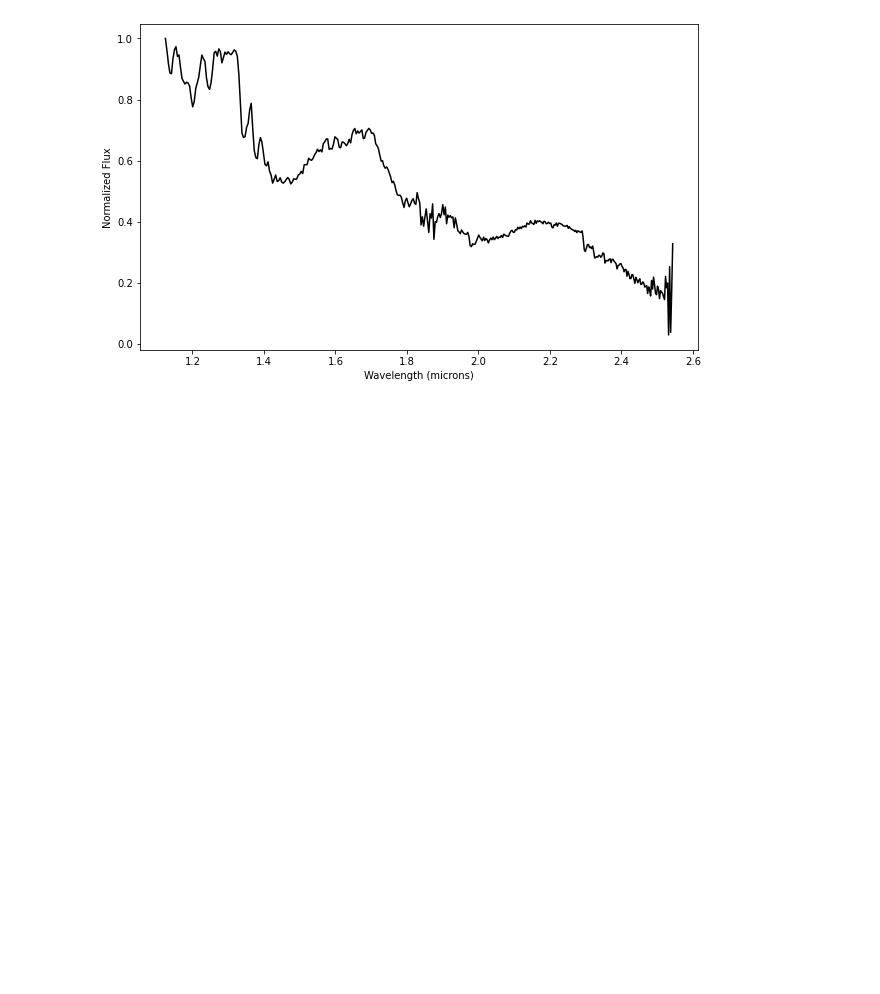
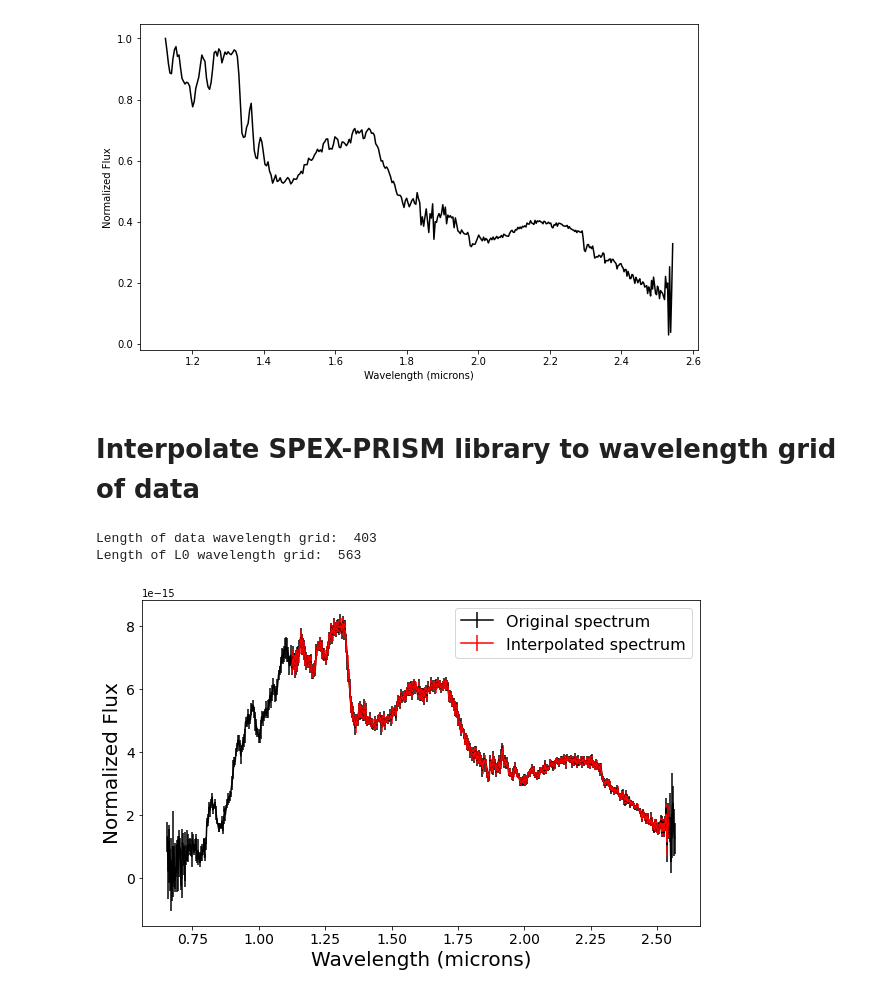
Before and after one commit to apaiasno/LamatProject2023, a Jupyter notebook: read_1RXS_data.ipynb, the cells around one changed output. Saved outputs shown, nothing was run; the diff lists cells and outputs as text; code cells hidden in the pictures; blank space fills up the shorter version.

Commit message:
Adding interpolation

```diff
--- a/read_1RXS_data.ipynb
+++ b/read_1RXS_data.ipynb
@@ -70,3 +51,27 @@ plt.ylabel('Normalized Flux')
 plt.show()
 # %% [output]
 [figure]
+# %% [markdown]
+# Interpolate SPEX-PRISM library to wavelength grid of data
+# %%
+# Read in an L0 spectrum
+filenames = SPL.list_SpT_filenames('L0')
+wav_L0, flux_L0, err_L0, SpT_L0 = SPL.read_spectrum(filenames[0])
+print('Length of data wavelength grid: ', len(wav))
+print('Length of L0 wavelength grid: ', len(wav_L0))
+flux_L0_interp = SPL.interpolate_xy(wav_L0, flux_L0, wav) # current x, current y, new x
+err_L0_interp = SPL.interpolate_xy(wav_L0, err_L0, wav) * np.sqrt(len(wav)/len(wav_L0)) # error needs to be scaled by sampling
+
+plt.figure(figsize=(10,6))
+plt.errorbar(wav_L0, flux_L0, err_L0, fmt='-k', label='Original spectrum')
+plt.errorbar(wav, flux_L0_interp, err_L0_interp, fmt='-r', label='Interpolated spectrum')
+plt.xlabel('Wavelength (microns)', fontsize=20)
+plt.ylabel('Normalized Flux', fontsize=20)
+plt.xticks(fontsize=14)
+plt.yticks(fontsize=14)
+plt.legend(fontsize=16)
+plt.show()
+# %% [output]
+Length of data wavelength grid:  403
+Length of L0 wavelength grid:  563
+[figure, added]
```
Also changed, not shown: parts of 2 cells of this notebook, 3 other files.
